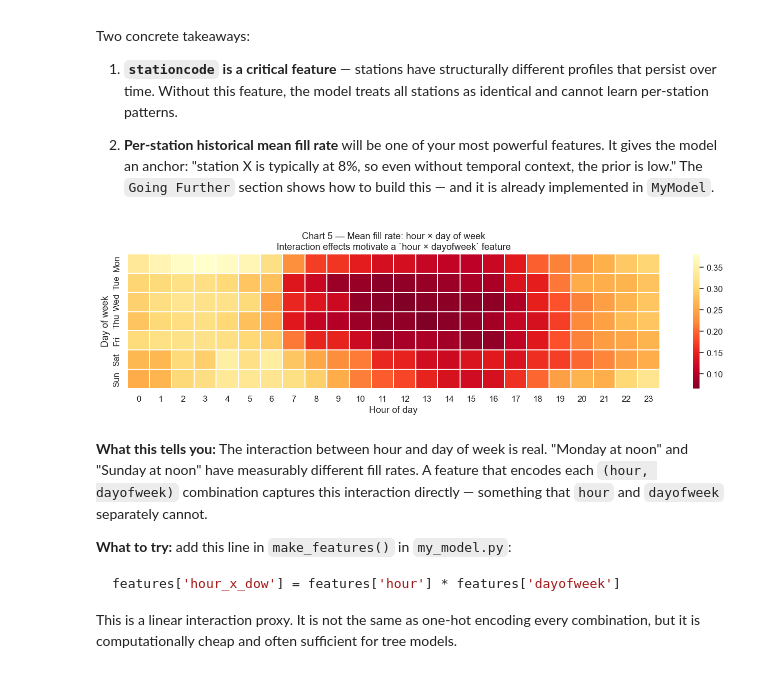
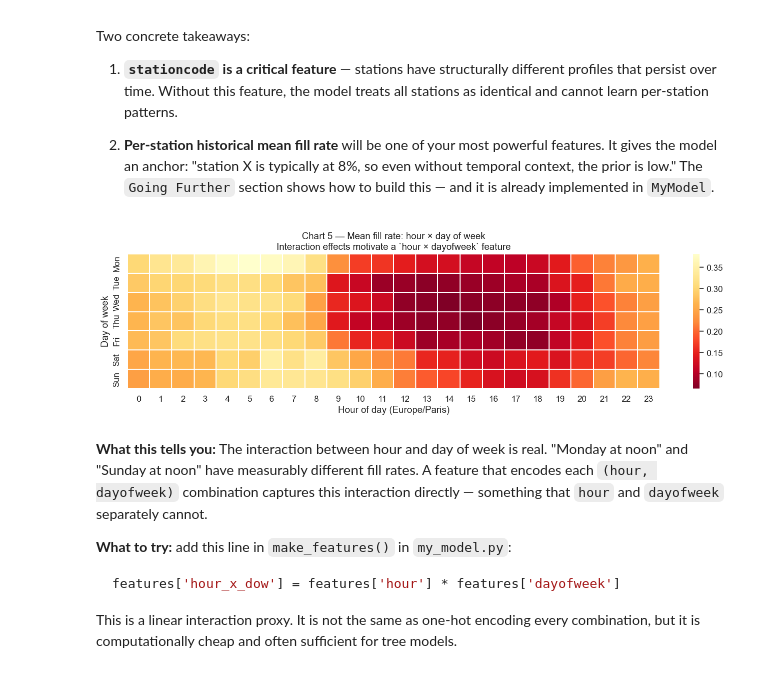
Before and after one commit to Pastis-ai/velib-predict-dispo, a Jupyter notebook: starter.ipynb, the cells around one changed output. Cells and saved outputs as stored; diff of their text form; code cells hidden in the pictures.

Commit message:
feat(velib): derive time features in Europe/Paris (DST-aware) and align notebook to platform state

```diff
--- a/starter.ipynb
+++ b/starter.ipynb
@@ -332,29 +389,31 @@ Two concrete takeaways:
    so even without temporal context, the prior is low." The `Going Further`
    section shows how to build this — and it is already implemented in `MyModel`.
 # %%
-# Chart 5 — Heatmap: hour × day of week
+# Chart 5 — Heatmap: hour × day of week (Paris local time)
 # Why: interactions matter. "8am on Friday" ≠ "8am on Sunday".
 # This motivates an hour×dayofweek interaction feature.
+# Both axes use Europe/Paris time, consistent with make_basic_features().
+ts_paris = pd.to_datetime(df['snapshot_at'], utc=True).dt.tz_convert('Europe/Paris')
 pivot = df.pivot_table(
     values='taux_remplissage',
-    index=df['snapshot_at'].dt.dayofweek,
-    columns=df['snapshot_at'].dt.hour,
+    index=ts_paris.dt.dayofweek,
+    columns=ts_paris.dt.hour,
     aggfunc='mean',
 )
 pivot.index = ['Mon', 'Tue', 'Wed', 'Thu', 'Fri', 'Sat', 'Sun']
 
 fig, ax = plt.subplots(figsize=(14, 4))
 sns.heatmap(pivot, cmap='YlOrRd_r', ax=ax, linewidths=0.2, annot=False)
-ax.set_xlabel('Hour of day')
+ax.set_xlabel('Hour of day (Europe/Paris)')
 ax.set_ylabel('Day of week')
 ax.set_title(
     'Chart 5 — Mean fill rate: hour × day of week\n'
     'Interaction effects motivate a `hour × dayofweek` feature'
 )
 plt.tight_layout()
 plt.show()
 # %% [output]
-[figure, old version]
+[figure, new version]
 # %% [markdown]
 **What this tells you:** The interaction between hour and day of week is real.
 "Monday at noon" and "Sunday at noon" have measurably different fill rates.
```
Also changed, not shown: parts of 13 cells of this notebook, 2 other files.
